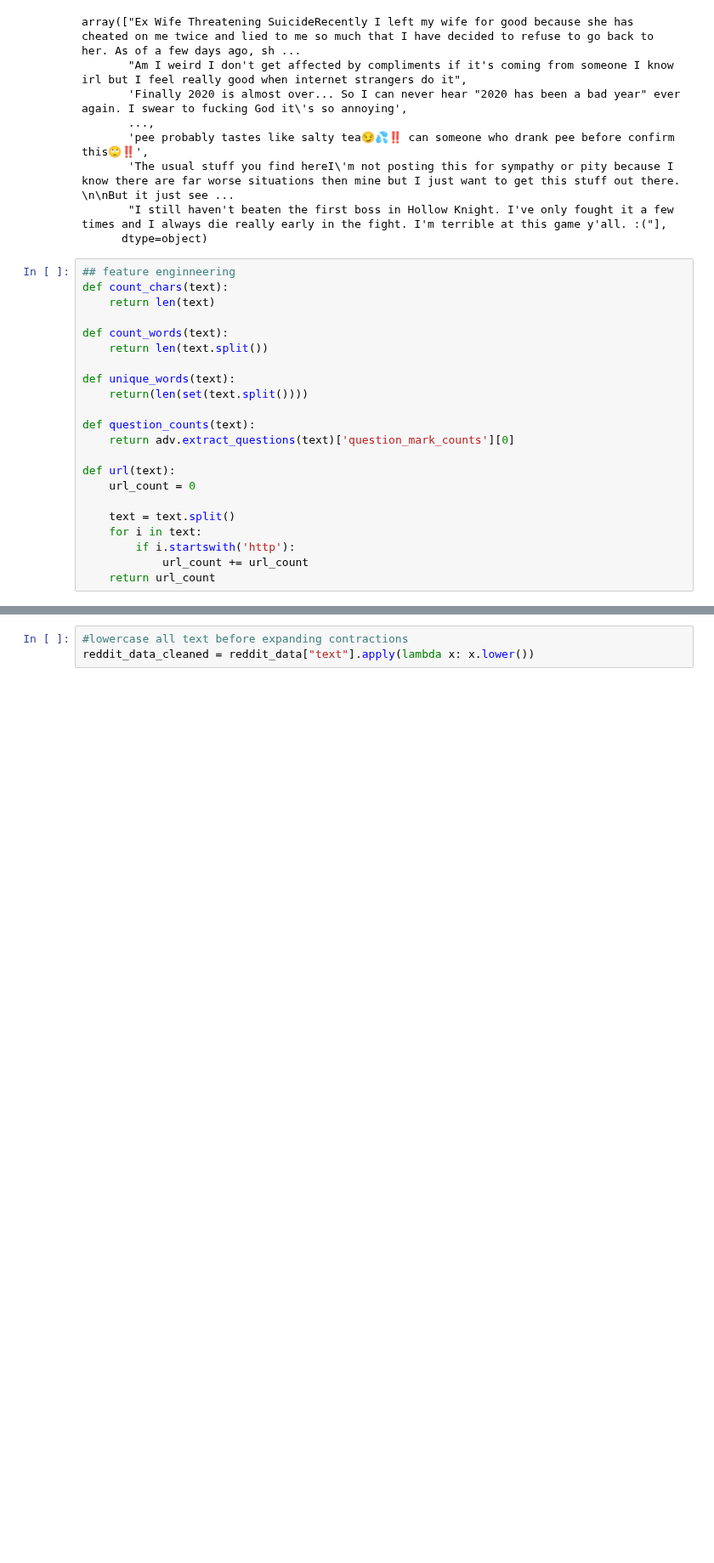
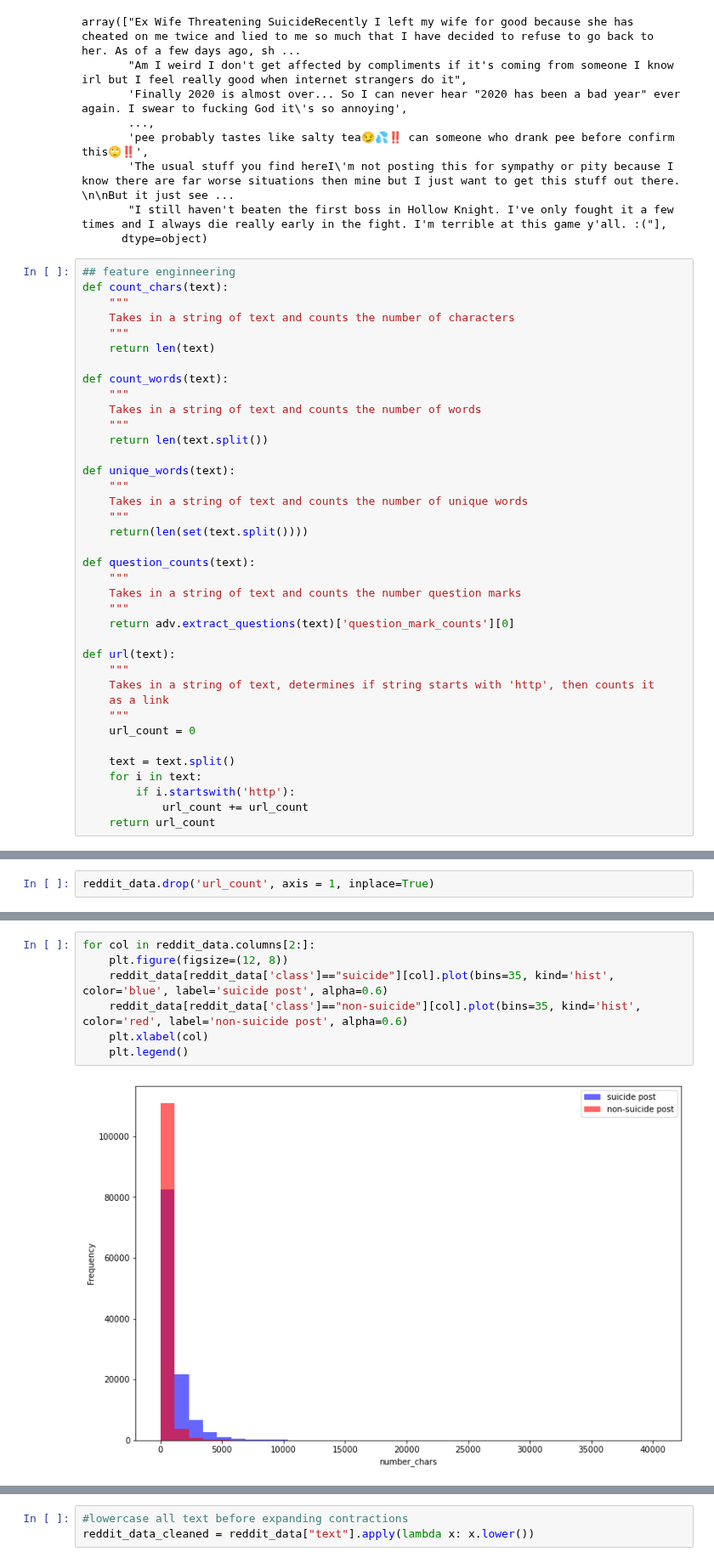
Before and after one commit to eugenebaraka/Predict-Suicidal-Ideation-on-Reddit, a Jupyter notebook: suicide-classification.ipynb, the cells around one changed output, grey strips where cells are left out. Shown at 85% size. Saved outputs shown, nothing was run; the diff lists cells and outputs as text; blank space fills up the shorter version.

```diff
--- a/suicide-classification.ipynb
+++ b/suicide-classification.ipynb
@@ -56,18 +74,34 @@ array(["Ex Wife Threatening SuicideRecently I left my wife for good because she
 # %%
 ## feature enginneering
 def count_chars(text):
+    """
+    Takes in a string of text and counts the number of characters
+    """
     return len(text)
 
 def count_words(text):
+    """
+    Takes in a string of text and counts the number of words
+    """
     return len(text.split())
 
 def unique_words(text):
+    """
+    Takes in a string of text and counts the number of unique words
+    """
     return(len(set(text.split())))
 
 def question_counts(text):
+    """
+    Takes in a string of text and counts the number question marks
+    """
     return adv.extract_questions(text)['question_mark_counts'][0]
 
 def url(text):
+    """
+    Takes in a string of text, determines if string starts with 'http', then counts it
+    as a link
+    """
     url_count = 0
 
     text = text.split()
@@ -98,0 +139,2 @@ Index(['number_chars', 'number_words', 'unique_words', 'num_questions',
+# %%
+reddit_data.drop('url_count', axis = 1, inplace=True)
@@ -98,0 +147,9 @@ Index(['number_chars', 'number_words', 'unique_words', 'num_questions',
+# %%
+for col in reddit_data.columns[2:]:
+    plt.figure(figsize=(12, 8))
+    reddit_data[reddit_data['class']=="suicide"][col].plot(bins=35, kind='hist', color='blue', label='suicide post', alpha=0.6)
+    reddit_data[reddit_data['class']=="non-suicide"][col].plot(bins=35, kind='hist', color='red', label='non-suicide post', alpha=0.6)
+    plt.xlabel(col)
+    plt.legend()
+# %% [output]
+[figure, added]
```
Also changed, not shown: parts of 10 cells of this notebook.
